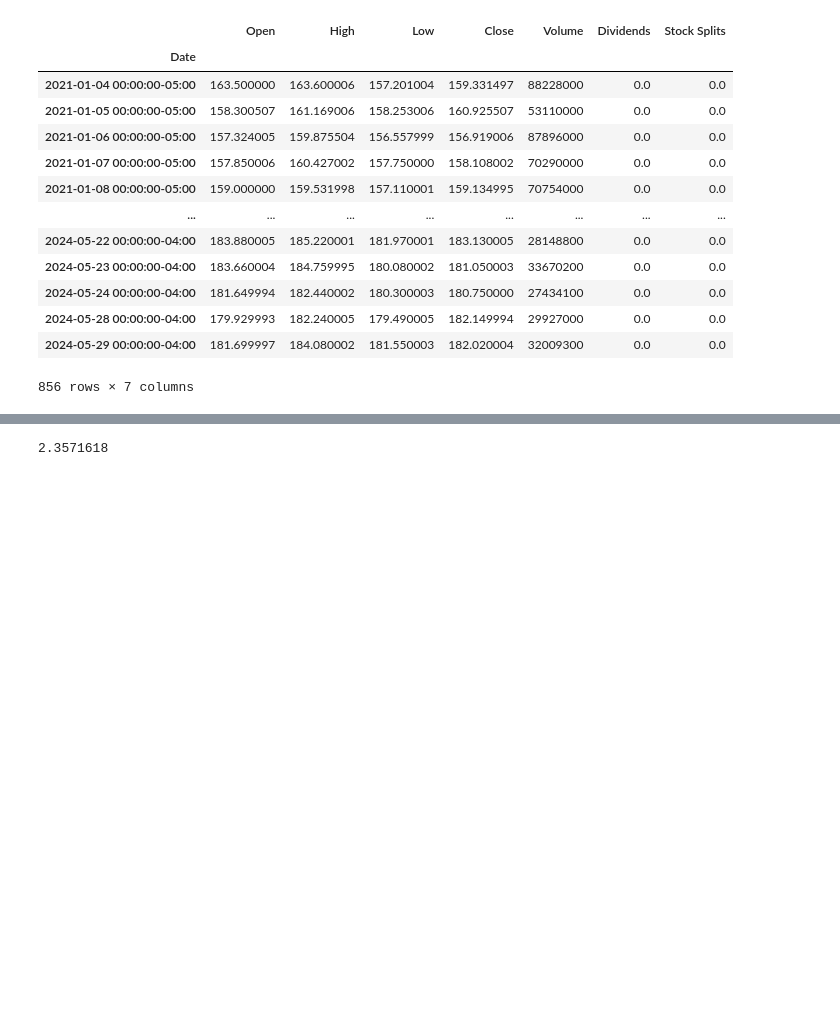
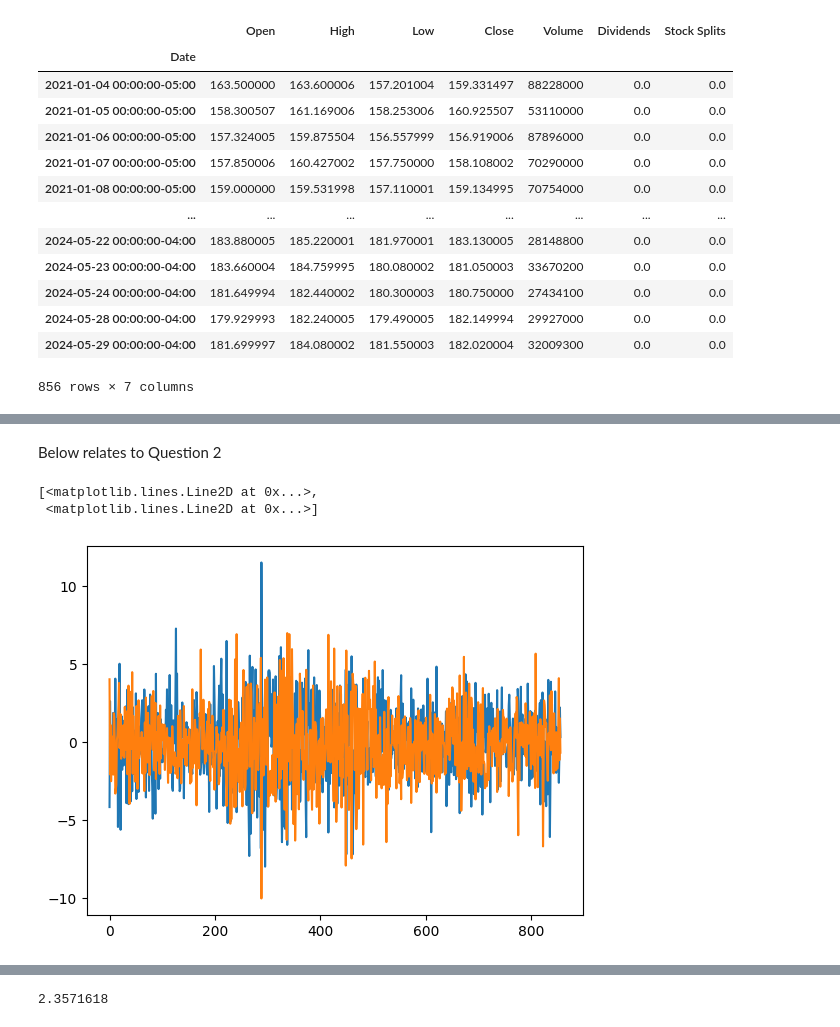
Before and after one commit to Olivierj23/stock_forecast, a Jupyter notebook: main.ipynb, the cells around one changed output, grey strips where cells are left out. Cells and saved outputs as stored; diff of their text form; code cells hidden in the pictures; blank space fills up the shorter version.

```diff
--- a/main.ipynb
+++ b/main.ipynb
@@ -53,0 +101,10 @@ plt.plot(amzn_history[["Close"]].values)
+# %% [markdown]
+Below relates to Question 2
+# %%
+daily_return_df = combined_df[['amzn_close', 'appl_close' ]].values - combined_df[['amzn_open', 'appl_open']].values
+
+plt.plot(daily_return_df)
+# %% [output]
+[<matplotlib.lines.Line2D at 0x...>,
+ <matplotlib.lines.Line2D at 0x...>]
+[figure, added]
```
Also changed, not shown: parts of 22 cells of this notebook, 2 other files.
